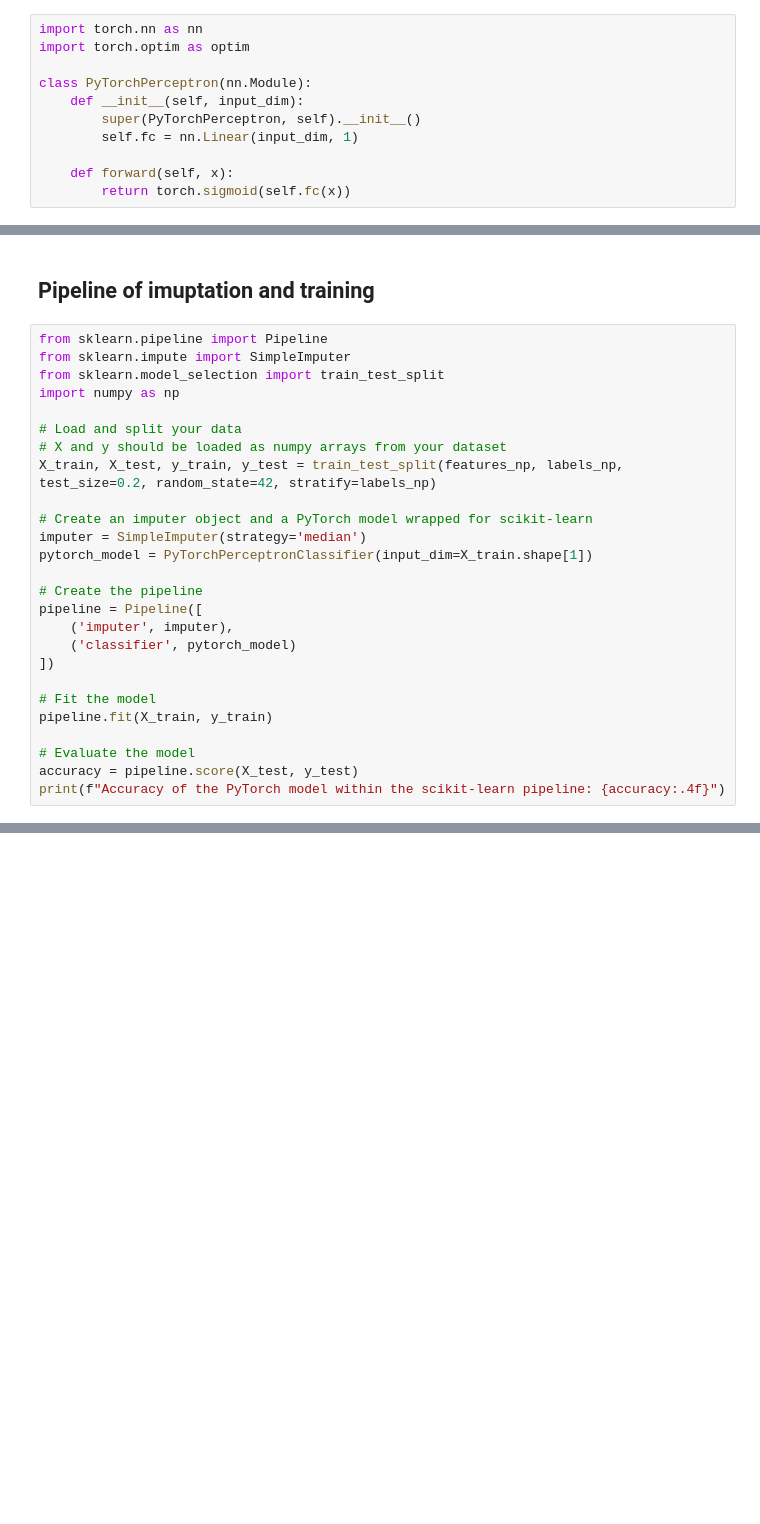
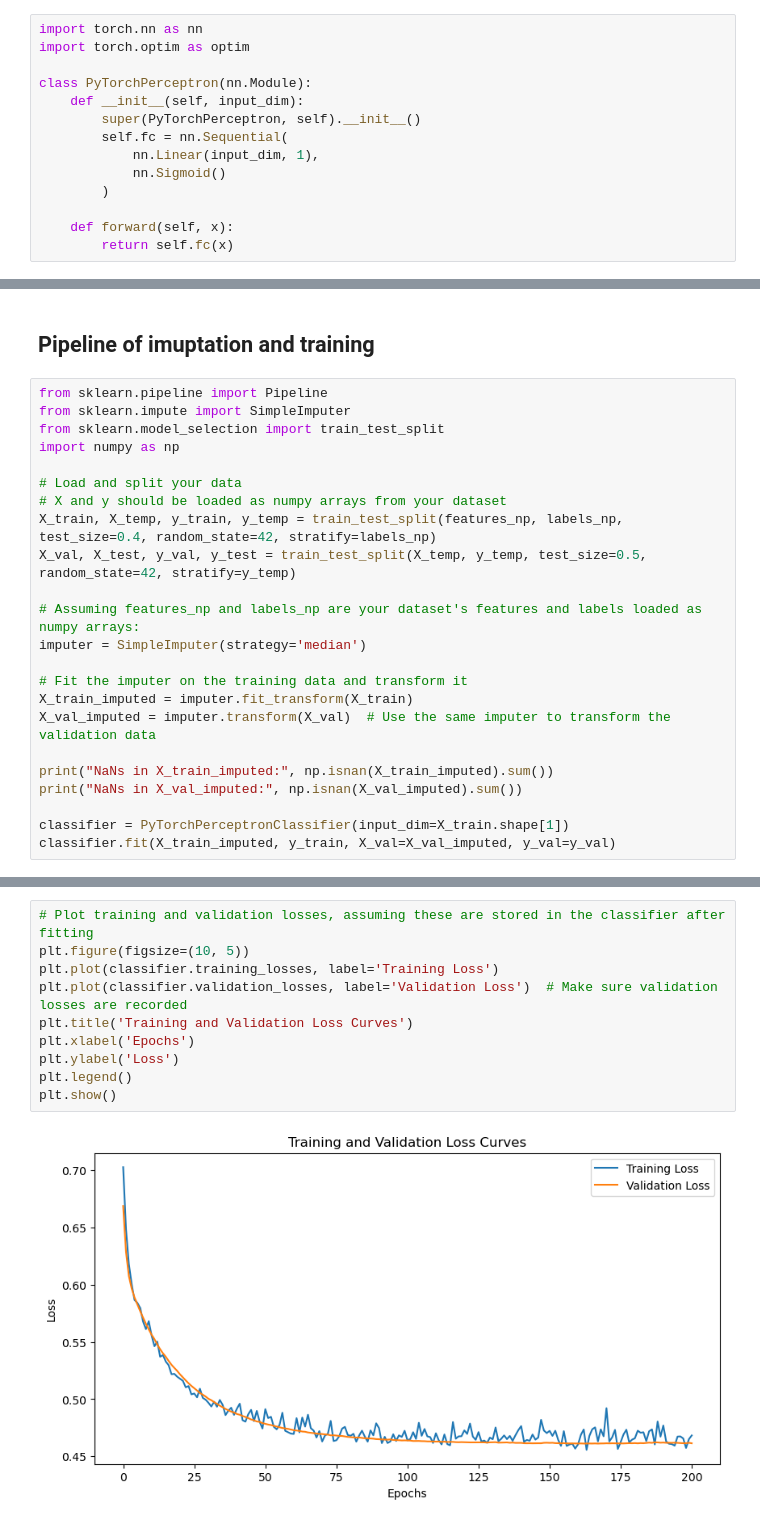
Before and after one commit to MuMind93/4439_COMP_SCI_7318_Assignment1_a1919980, a Jupyter notebook: 7318_assignment1_a1919980.ipynb, the cells around one changed output, grey strips where cells are left out. Saved outputs shown, nothing was run; the diff lists cells and outputs as text; blank space fills up the shorter version.

Commit message:
add validation

```diff
--- a/7318_assignment1_a1919980.ipynb
+++ b/7318_assignment1_a1919980.ipynb
@@ -105,10 +105,13 @@ import torch.optim as optim
 class PyTorchPerceptron(nn.Module):
     def __init__(self, input_dim):
         super(PyTorchPerceptron, self).__init__()
-        self.fc = nn.Linear(input_dim, 1)
+        self.fc = nn.Sequential(
+            nn.Linear(input_dim, 1),
+            nn.Sigmoid()
+        )
 
     def forward(self, x):
-        return torch.sigmoid(self.fc(x))
+        return self.fc(x)
 # %%
 from sklearn.base import BaseEstimator, ClassifierMixin
 from torch.utils.data import DataLoader, TensorDataset
@@ -161,22 +199,19 @@ import numpy as np
 
 # Load and split your data
 # X and y should be loaded as numpy arrays from your dataset
-X_train, X_test, y_train, y_test = train_test_split(features_np, labels_np, test_size=0.2, random_state=42, stratify=labels_np)
+X_train, X_temp, y_train, y_temp = train_test_split(features_np, labels_np, test_size=0.4, random_state=42, stratify=labels_np)
+X_val, X_test, y_val, y_test = train_test_split(X_temp, y_temp, test_size=0.5, random_state=42, stratify=y_temp)
 
-# Create an imputer object and a PyTorch model wrapped for scikit-learn
+# Assuming features_np and labels_np are your dataset's features and labels loaded as numpy arrays:
 imputer = SimpleImputer(strategy='median')
-pytorch_model = PyTorchPerceptronClassifier(input_dim=X_train.shape[1])
 
-# Create the pipeline
-pipeline = Pipeline([
-    ('imputer', imputer),
-    ('classifier', pytorch_model)
-])
+# Fit the imputer on the training data and transform it
+X_train_imputed = imputer.fit_transform(X_train)
+X_val_imputed = imputer.transform(X_val)  # Use the same imputer to transform the validation data
 
-# Fit the model
-pipeline.fit(X_train, y_train)
+print("NaNs in X_train_imputed:", np.isnan(X_train_imputed).sum())
+print("NaNs in X_val_imputed:", np.isnan(X_val_imputed).sum())
 
-# Evaluate the model
-accuracy = pipeline.score(X_test, y_test)
-print(f"Accuracy of the PyTorch model within the scikit-learn pipeline: {accuracy:.4f}")
+classifier = PyTorchPerceptronClassifier(input_dim=X_train.shape[1])
+classifier.fit(X_train_imputed, y_train, X_val=X_val_imputed, y_val=y_val)
 # %% [output]
@@ -193,0 +235,12 @@ Accuracy of the PyTorch model within the scikit-learn pipeline: 0.6067
+# %%
+# Plot training and validation losses, assuming these are stored in the classifier after fitting
+plt.figure(figsize=(10, 5))
+plt.plot(classifier.training_losses, label='Training Loss')
+plt.plot(classifier.validation_losses, label='Validation Loss')  # Make sure validation losses are recorded
+plt.title('Training and Validation Loss Curves')
+plt.xlabel('Epochs')
+plt.ylabel('Loss')
+plt.legend()
+plt.show()
+# %% [output]
+[figure, added]
```
Also changed, not shown: parts of 4 cells of this notebook.
